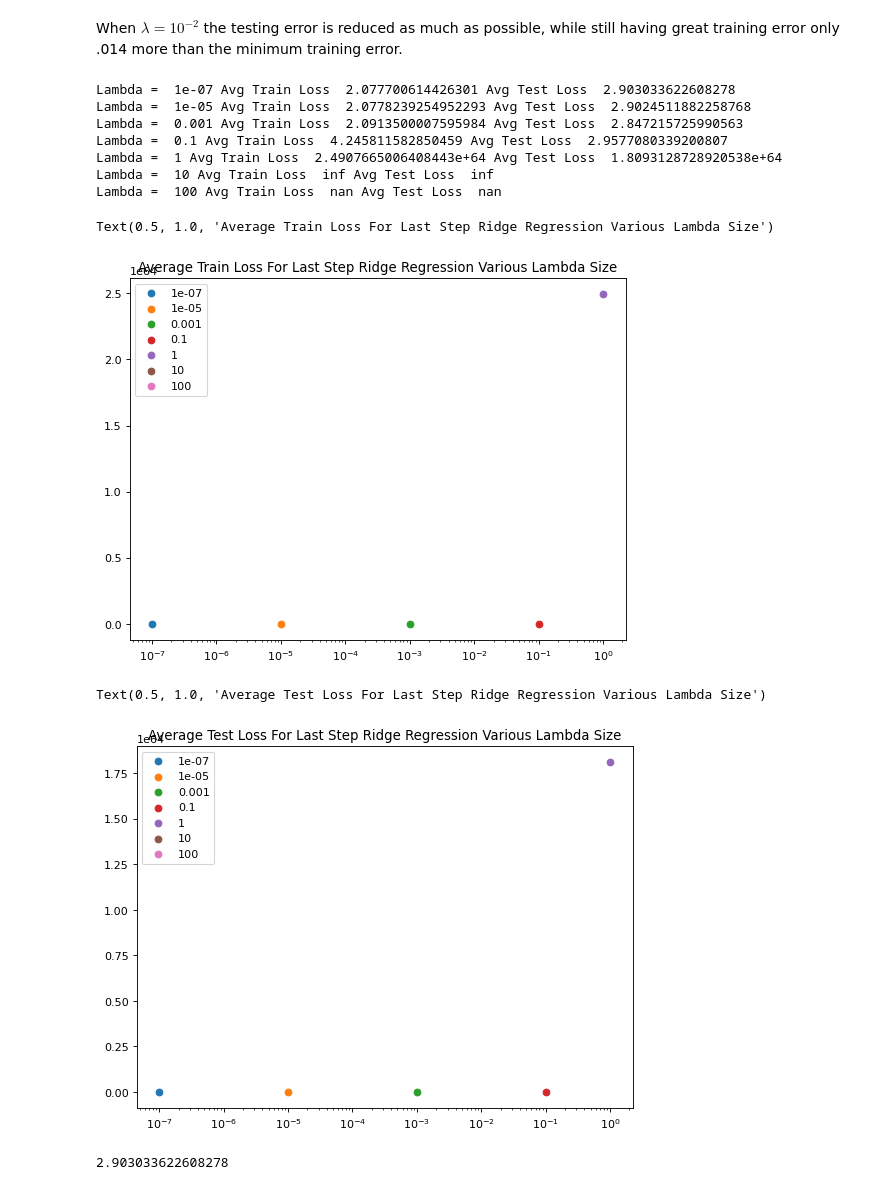
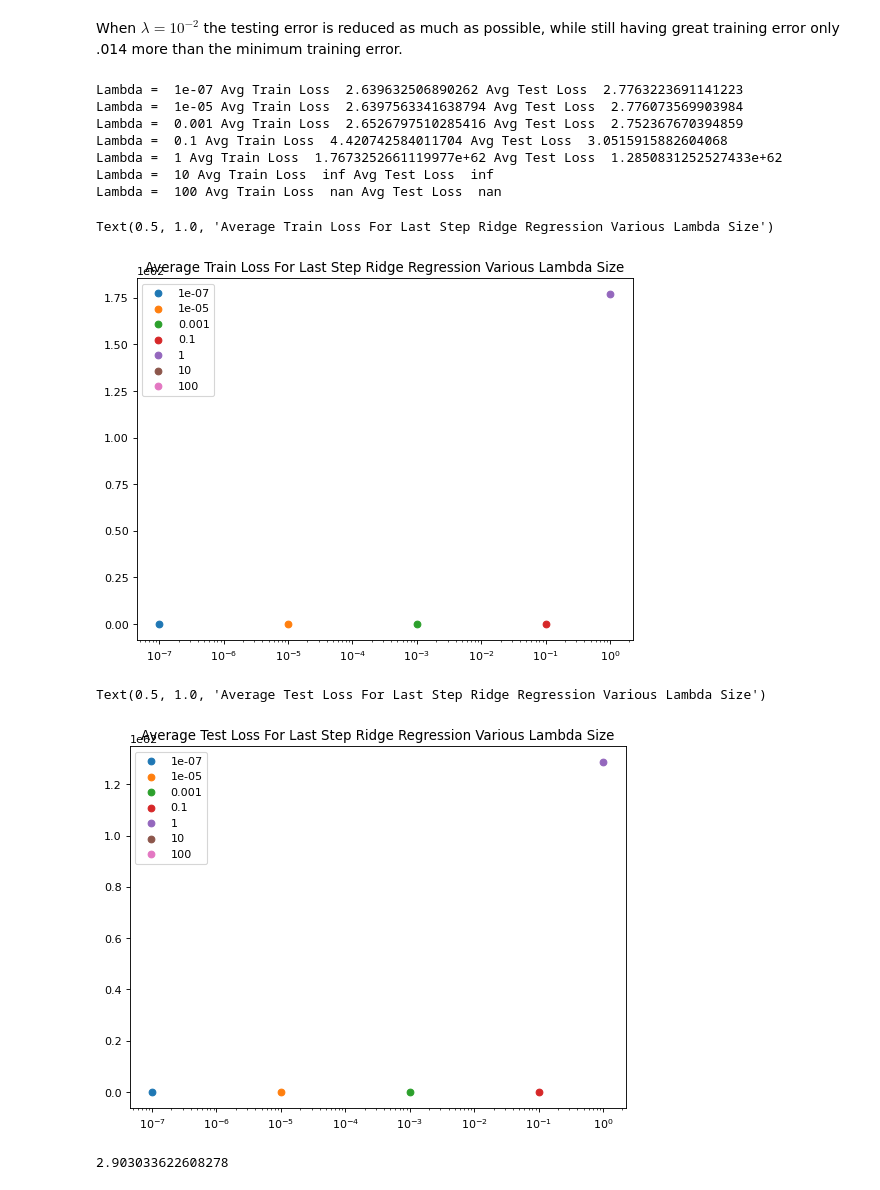
Before and after one commit to nyu-big-data/ds-masters, a Jupyter notebook: Spring-Term-2021/1003-Machine-Learning/Homework/HW-2/HW 2 Notebook.ipynb, the cells around one changed output. Cells and saved outputs as stored; diff of their text form; code cells hidden in the pictures.

```diff
--- a/Spring-Term-2021/1003-Machine-Learning/Homework/HW-2/HW 2 Notebook.ipynb
+++ b/Spring-Term-2021/1003-Machine-Learning/Homework/HW-2/HW 2 Notebook.ipynb
@@ -444,6 +444,7 @@ for l in lambdas:
     for step in range(N):
         #Calculate average test loss
         average_test_loss[l].append(compute_square_loss(x_test,y_test,hist_theta_dict[l][step]))
+    average_test_loss[l] = np.array(average_test_loss[l])
 # %%
 #Generate helper variable for x-axis
 x = list(range(1000))
@@ -464,39 +465,39 @@ Text(0.5, 1.0, 'Average Testing Error For Ridge Regression Various Lambda Size a
  When $\lambda = 10^{-2}$ the testing error is reduced as much as possible, while still having great training error only .014 more than the minimum training error.
 # %%
 for l in lambdas:
-    print('Lambda = ', l, 'Avg Train Loss ', train_loss_dict[l][-1], 'Avg Test Loss ', average_test_loss[l][-1])
+    print('Lambda = ', l, 'Avg Train Loss ', train_loss_dict[l].mean(), 'Avg Test Loss ', average_test_loss[l].mean())
 # %% [output]
-Lambda =  1e-07 Avg Train Loss  2.077700614426301 Avg Test Loss  2.903033622608278
-Lambda =  1e-05 Avg Train Loss  2.0778239254952293 Avg Test Loss  2.9024511882258768
-Lambda =  0.001 Avg Train Loss  2.0913500007595984 Avg Test Loss  2.847215725990563
-Lambda =  0.1 Avg Train Loss  4.245811582850459 Avg Test Loss  2.9577080339200807
-Lambda =  1 Avg Train Loss  2.4907665006408443e+64 Avg Test Loss  1.8093128728920538e+64
+Lambda =  1e-07 Avg Train Loss  2.639632506890262 Avg Test Loss  2.7763223691141223
+Lambda =  1e-05 Avg Train Loss  2.6397563341638794 Avg Test Loss  2.776073569903984
+Lambda =  0.001 Avg Train Loss  2.6526797510285416 Avg Test Loss  2.752367670394859
+Lambda =  0.1 Avg Train Loss  4.420742584011704 Avg Test Loss  3.0515915882604068
+Lambda =  1 Avg Train Loss  1.7673252661119977e+62 Avg Test Loss  1.2850831252527433e+62
 Lambda =  10 Avg Train Loss  inf Avg Test Loss  inf
 Lambda =  100 Avg Train Loss  nan Avg Test Loss  nan
 # %%
 #Begin plotting
 plt.figure(figsize=(8, 6), dpi=80)
 for l in lambdas:
-    plt.scatter(l,train_loss_dict[l][-1], label=''.join(str(l)))
+    plt.scatter(l,train_loss_dict[l].mean(), label=''.join(str(l)))
 #plt.yscale('log')
 plt.xscale('log')
 plt.legend()
 plt.title("Average Train Loss For Last Step Ridge Regression Various Lambda Size")
 # %% [output]
 Text(0.5, 1.0, 'Average Train Loss For Last Step Ridge Regression Various Lambda Size')
-[figure, old version]
+[figure, new version]
 # %%
 #Begin plotting
 plt.figure(figsize=(8, 6), dpi=80)
 for l in lambdas:
-    plt.scatter(l,average_test_loss[l][-1], label=''.join(str(l)))
+    plt.scatter(l,average_test_loss[l].mean(), label=''.join(str(l)))
 #plt.yscale('log')
 plt.xscale('log')
 plt.legend()
 plt.title("Average Test Loss For Last Step Ridge Regression Various Lambda Size")
 # %% [output]
 Text(0.5, 1.0, 'Average Test Loss For Last Step Ridge Regression Various Lambda Size')
-[figure, old version]
+[figure, new version]
 # %%
 average_test_loss[10**-7][-1]
 # %% [output]
```
Also changed, not shown: parts of 1 cell of this notebook, 2 other files.
